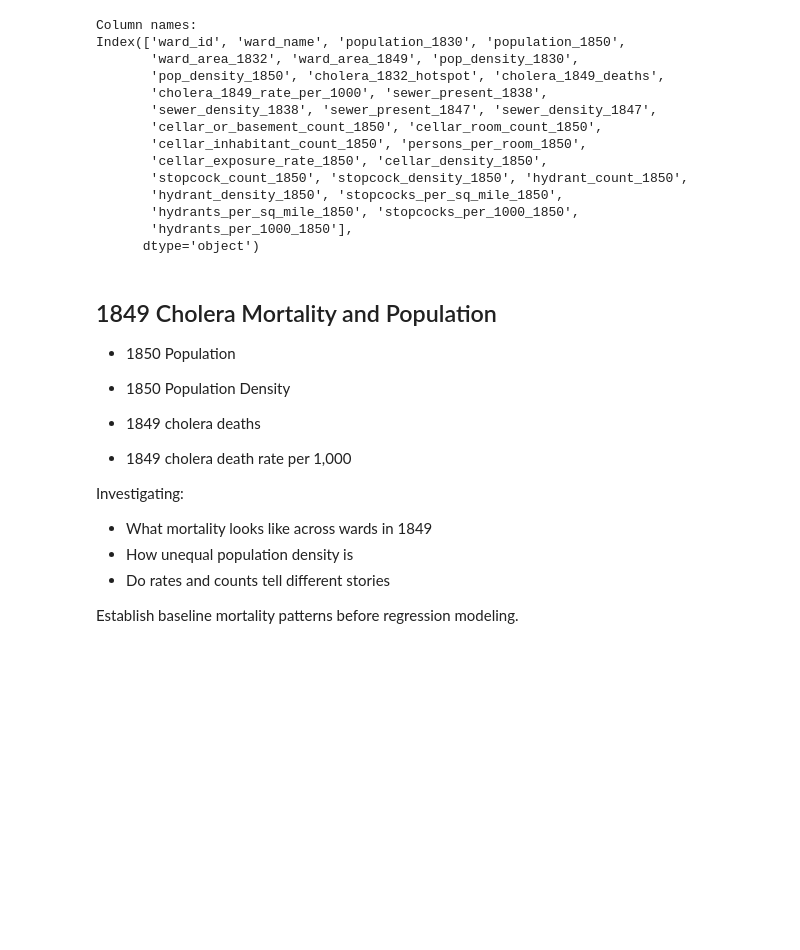
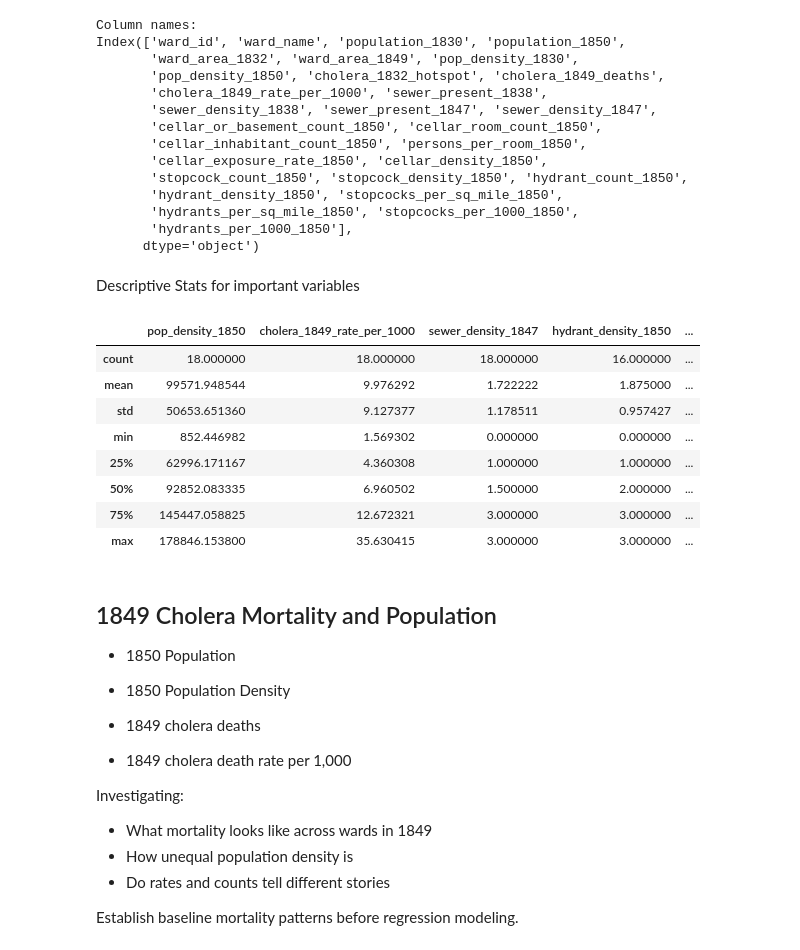
Before and after one commit to atoothman/croton-cholera-analysis, a Jupyter notebook: notebooks/02_descriptives.ipynb, the cells around one changed output. Cells and saved outputs as stored; diff of their text form; code cells hidden in the pictures; blank space fills up the shorter version.

Commit message:
descriptive stats all variables added

```diff
--- a/notebooks/02_descriptives.ipynb
+++ b/notebooks/02_descriptives.ipynb
@@ -75,6 +75,32 @@ Index(['ward_id', 'ward_name', 'population_1830', 'population_1850',
        'hydrants_per_sq_mile_1850', 'stopcocks_per_1000_1850',
        'hydrants_per_1000_1850'],
       dtype='object')
+# %% [markdown]
+Descriptive Stats for important variables
+# %%
+# Display descriptive statistice for selected 1849 variables
+selected_vars= [
+    "pop_density_1850",
+    "cholera_1849_rate_per_1000",
+    "sewer_density_1847",
+    "hydrant_density_1850",
+    "stopcock_density_1850",
+    "cellar_exposure_rate_1850",
+
+
+]
+
+df[selected_vars].describe()
+# %% [output]
+|  | pop_density_1850 | cholera_1849_rate_per_1000 | sewer_density_1847 | hydrant_density_1850 | ... |
+| count | 18.000000 | 18.000000 | 18.000000 | 16.000000 | ... |
+| mean | 99571.948544 | 9.976292 | 1.722222 | 1.875000 | ... |
+| std | 50653.651360 | 9.127377 | 1.178511 | 0.957427 | ... |
+| min | 852.446982 | 1.569302 | 0.000000 | 0.000000 | ... |
+| 25% | 62996.171167 | 4.360308 | 1.000000 | 1.000000 | ... |
+| 50% | 92852.083335 | 6.960502 | 1.500000 | 2.000000 | ... |
+| 75% | 145447.058825 | 12.672321 | 3.000000 | 3.000000 | ... |
+| max | 178846.153800 | 35.630415 | 3.000000 | 3.000000 | ... |
 # %% [markdown]
 ## 1849 Cholera Mortality and Population
 
```
